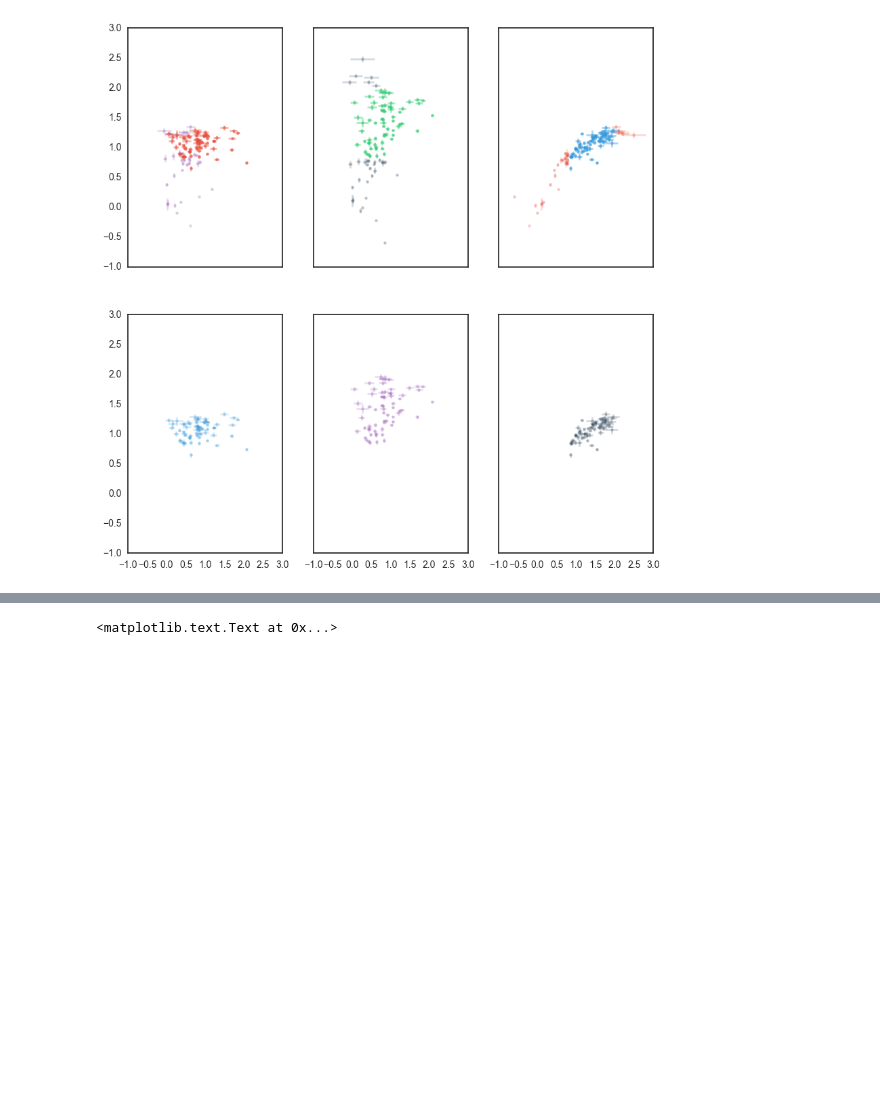
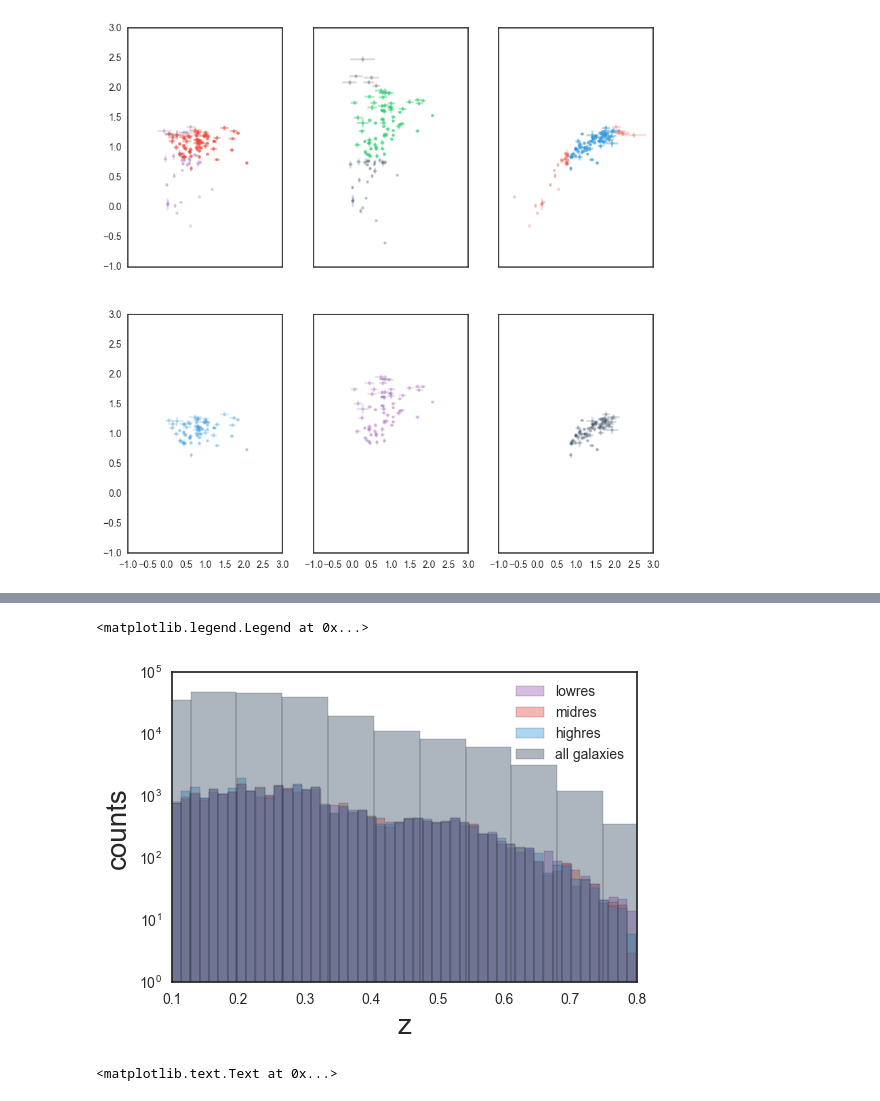
Before and after one commit to mjvakili/redsq, a Jupyter notebook: code/catalog_unifier.ipynb, the cells around one changed output, grey strips where cells are left out. Cells and saved outputs as stored; diff of their text form; code cells hidden in the pictures; blank space fills up the shorter version.

```diff
--- a/code/catalog_unifier.ipynb
+++ b/code/catalog_unifier.ipynb
@@ -612,3 +650,20 @@ ax[0].set_title("KiDSx(SDSS+GAMA)" , fontsize = 17.5)
+# %%
+z1 = h5py.File("red_cat.hdf5","r")["red"][:][:,0]
+z2 = h5py.File("red_cat_hires.hdf5","r")["red"][:][:,0]
+z3 = h5py.File("red_cat_sures.hdf5","r")["red"][:][:,0]
+sns.distplot(z1 , kde = False , hist=True , label = "lowres")
+sns.distplot(z2 , kde = False , hist=True , label = "midres")
+sns.distplot(z3 , kde = False , hist=True , label = "highres")
+sns.distplot(dp[11,:] , kde = False , hist=True , label = "all galaxies")
+
+plt.xlim([0.1,0.8])
+plt.xlabel("z", fontsize=20)
+plt.ylabel("counts" , fontsize = 20)
+plt.yscale("log")
+plt.legend()
+# %% [output]
+<matplotlib.legend.Legend at 0x...>
+[figure, added]
 # %%
 dpp = np.hstack([gama_reduction() , sdss_reduction() , cosmos_reduction()])
 dc = cosmos_reduction()
```
Also changed, not shown: parts of 2 cells of this notebook, 1 other file.
